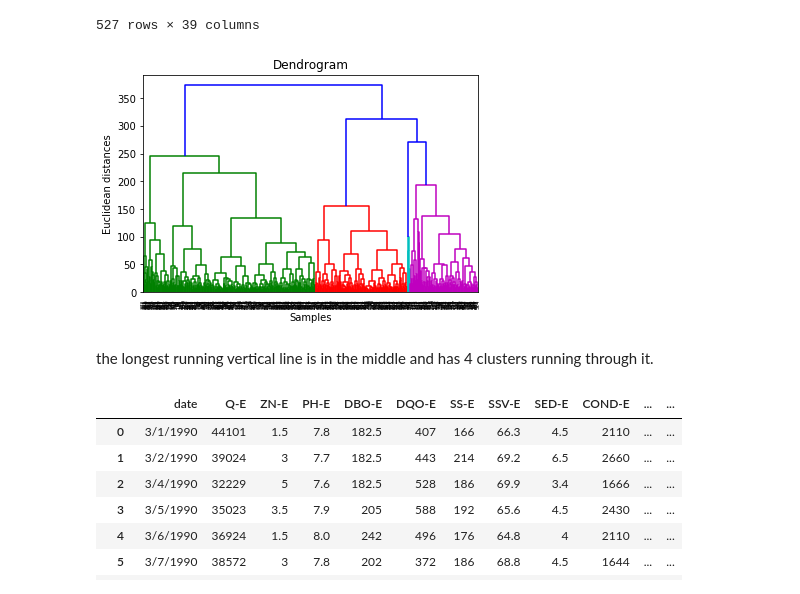
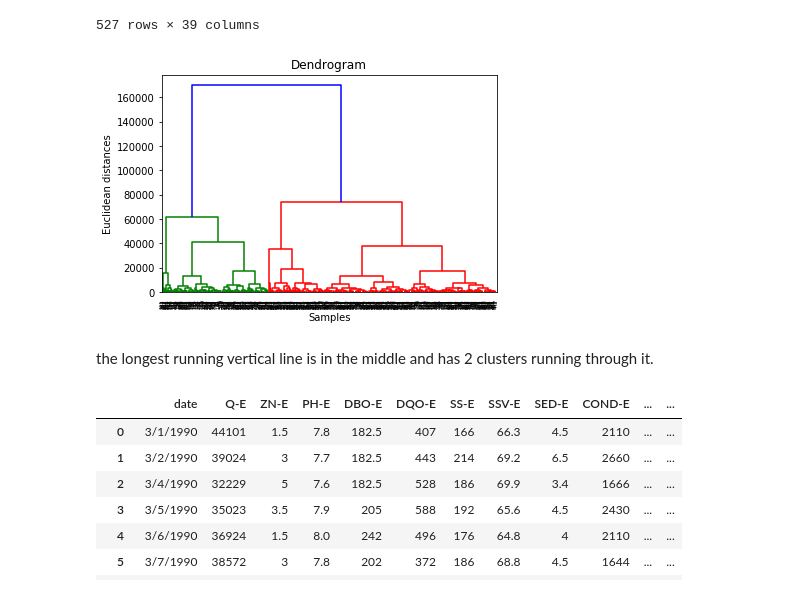
Before and after one commit to jst2702/Data-Science, a Jupyter notebook: Water Treatment/Analysis.ipynb, the cells around one changed output. Cells and saved outputs as stored; diff of their text form; code cells hidden in the pictures.

```diff
--- a/Water Treatment/Analysis.ipynb
+++ b/Water Treatment/Analysis.ipynb
@@ -40,19 +40,18 @@ dataset
 527 rows × 39 columns
 # %%
 # Select Property Matrices
-X = dataset.iloc[:, 1:30].values
-y = dataset.iloc[:, 30:].values
+X = dataset.iloc[:, 1:39].values
 #Using the Dendrogram to find the optimal number of clusters for output.
 import scipy.cluster.hierarchy as sch
-dendrogram = sch.dendrogram(sch.linkage(y, method = 'ward'))
+dendrogram = sch.dendrogram(sch.linkage(X, method = 'ward'))
 plt.title('Dendrogram')
 plt.xlabel('Samples')
 plt.ylabel('Euclidean distances')
 plt.show()
 # %% [output]
-[figure, old version]
+[figure, new version]
 # %% [markdown]
-the longest running vertical line is in the middle and has 4 clusters running through it.
+the longest running vertical line is in the middle and has 2 clusters running through it.
 # %%
 #Fitting  Hierarchical clustering to the mall dataset
 from sklearn.cluster import AgglomerativeClustering
```
Also changed, not shown: parts of 5 cells of this notebook.
